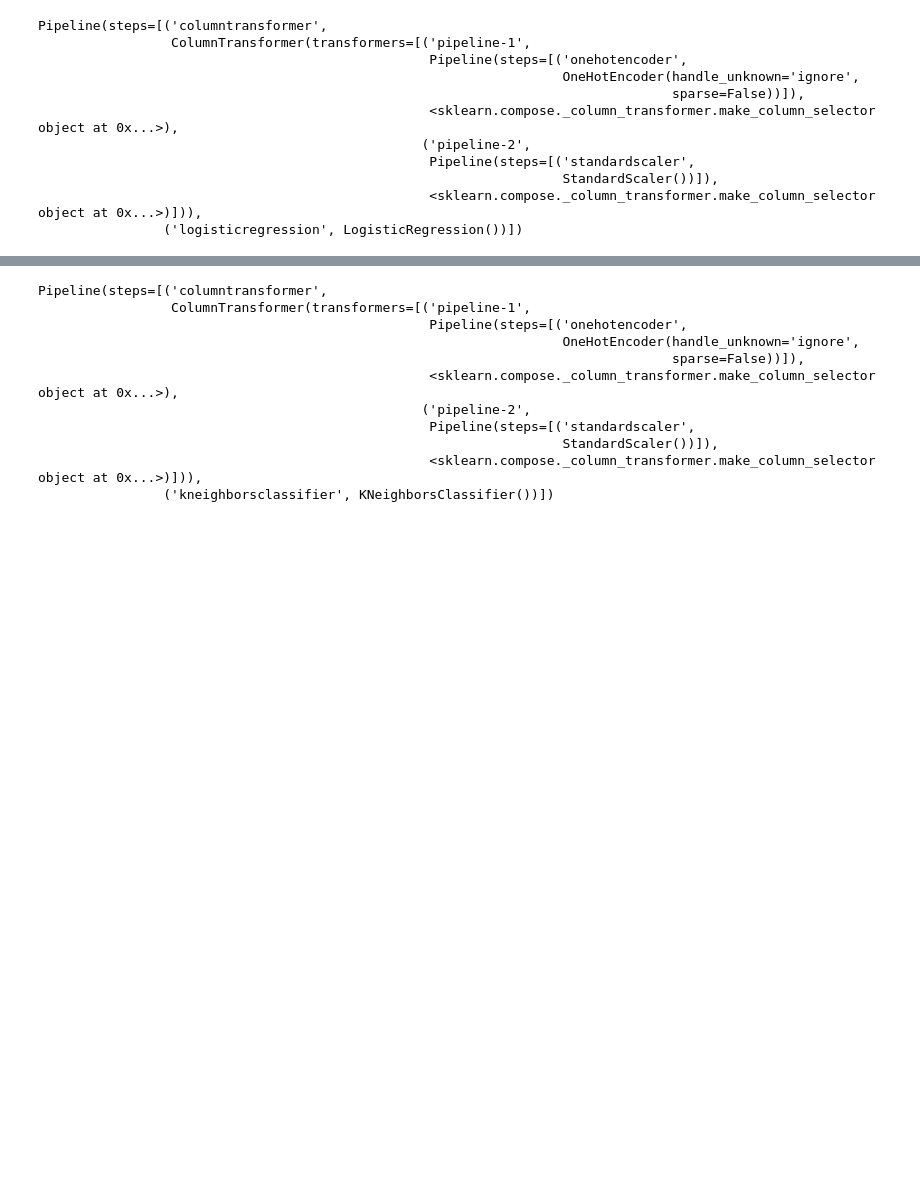
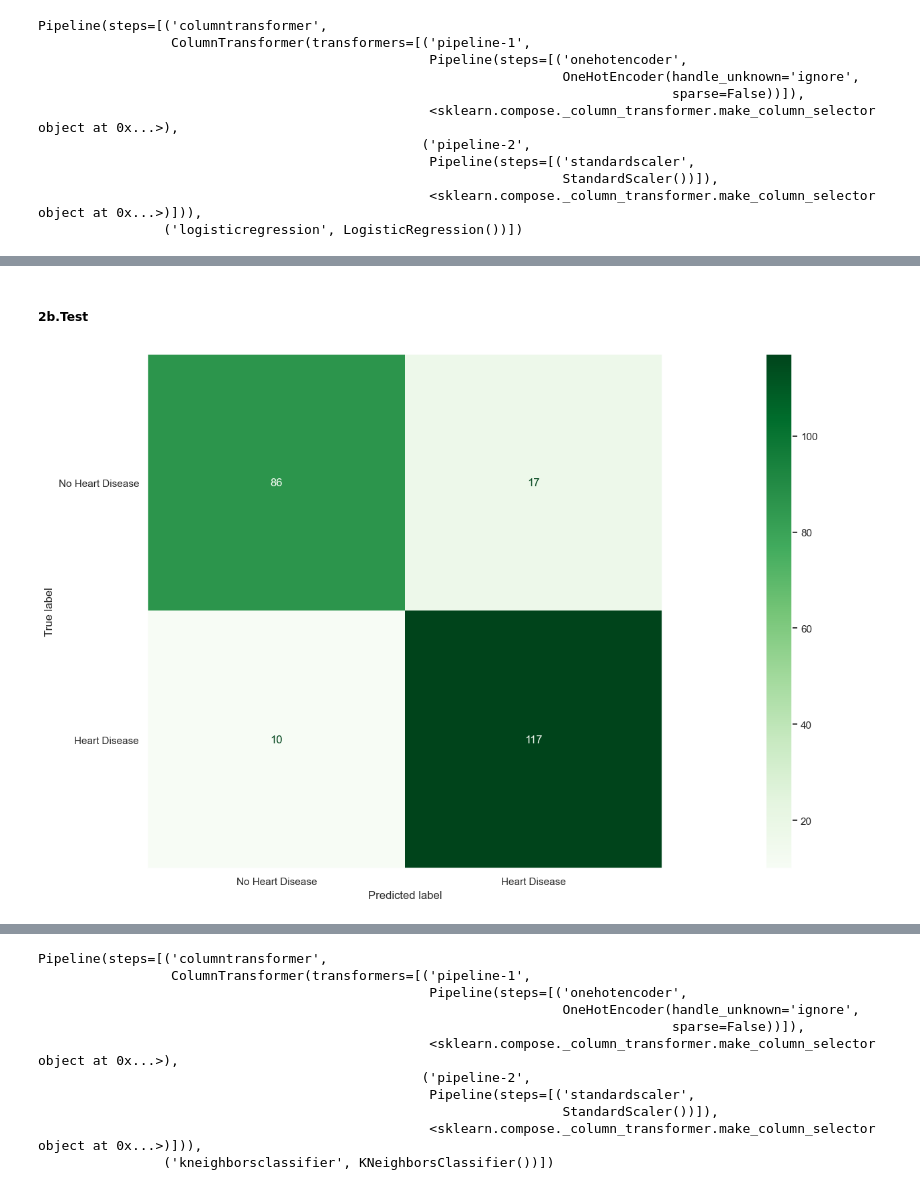
Before and after one commit to PaulLipska/Coding_Dojo_Project_2, a Jupyter notebook: Project2_Part_1.ipynb, the cells around one changed output, grey strips where cells are left out. Saved outputs shown, nothing was run; the diff lists cells and outputs as text; code cells hidden in the pictures; blank space fills up the shorter version.

```diff
--- a/Project2_Part_1.ipynb
+++ b/Project2_Part_1.ipynb
@@ -643,0 +699,11 @@ Pipeline(steps=[('columntransformer',
+# %% [markdown]
+##### 2b.Test
+# %%
+# Create and display a confusion matrix
+ConfusionMatrixDisplay.from_predictions(y_test, log_reg_test_preds,
+                                        display_labels=labels,
+                                        cmap='Greens' # default is 'Viridis'
+                                        );
+plt.grid(False)
+# %% [output]
+[figure, added]
```
Also changed, not shown: parts of 51 cells of this notebook.
